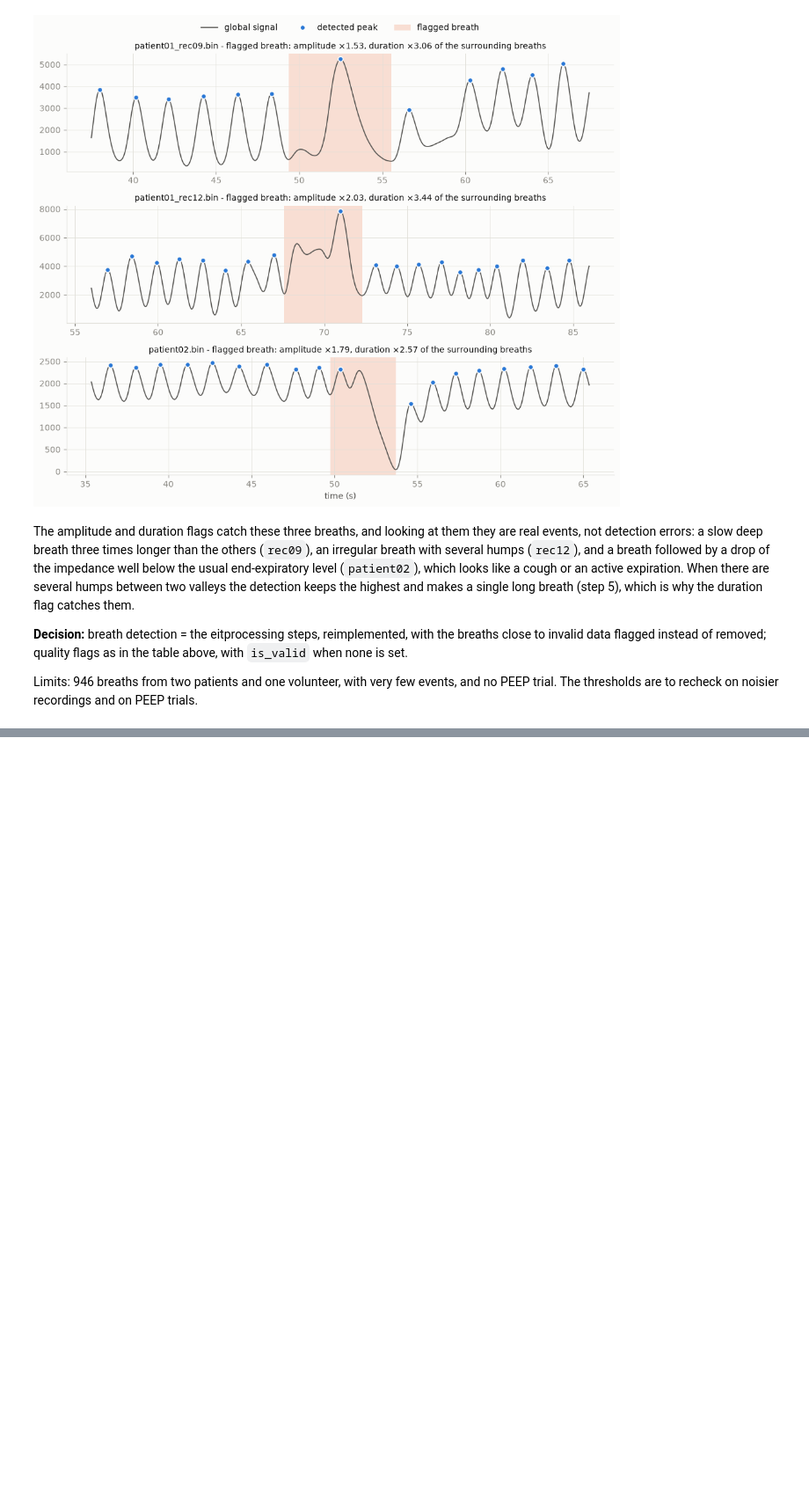
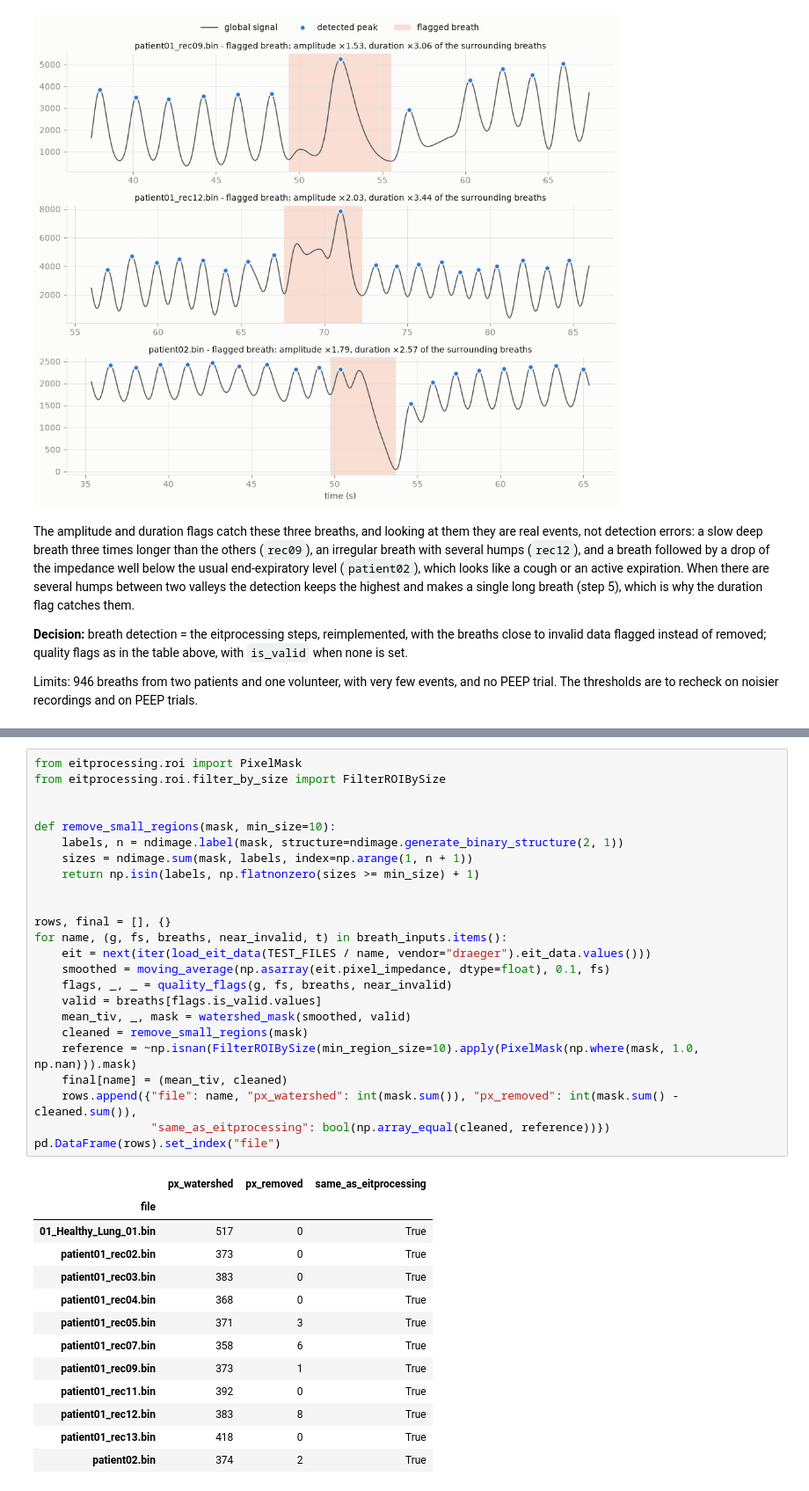
Before and after one commit to Kernel236/fastEIT, a Jupyter notebook: notebooks/05_preprocessing_choices.ipynb, the cells around one changed output, grey strips where cells are left out. Shown at 88% size. Drawn from its saved outputs; the diff is of its cells as text; blank space fills up the shorter version.

```diff
--- a/notebooks/05_preprocessing_choices.ipynb
+++ b/notebooks/05_preprocessing_choices.ipynb
@@ -1009,0 +1052,38 @@ on noisier recordings and on PEEP trials.
+# %%
+from eitprocessing.roi import PixelMask
+from eitprocessing.roi.filter_by_size import FilterROIBySize
+
+
+def remove_small_regions(mask, min_size=10):
+    labels, n = ndimage.label(mask, structure=ndimage.generate_binary_structure(2, 1))
+    sizes = ndimage.sum(mask, labels, index=np.arange(1, n + 1))
+    return np.isin(labels, np.flatnonzero(sizes >= min_size) + 1)
+
+
+rows, final = [], {}
+for name, (g, fs, breaths, near_invalid, t) in breath_inputs.items():
+    eit = next(iter(load_eit_data(TEST_FILES / name, vendor="draeger").eit_data.values()))
+    smoothed = moving_average(np.asarray(eit.pixel_impedance, dtype=float), 0.1, fs)
+    flags, _, _ = quality_flags(g, fs, breaths, near_invalid)
+    valid = breaths[flags.is_valid.values]
+    mean_tiv, _, mask = watershed_mask(smoothed, valid)
+    cleaned = remove_small_regions(mask)
+    reference = ~np.isnan(FilterROIBySize(min_region_size=10).apply(PixelMask(np.where(mask, 1.0, np.nan))).mask)
+    final[name] = (mean_tiv, cleaned)
+    rows.append({"file": name, "px_watershed": int(mask.sum()), "px_removed": int(mask.sum() - cleaned.sum()),
+                 "same_as_eitprocessing": bool(np.array_equal(cleaned, reference))})
+pd.DataFrame(rows).set_index("file")
+# %% [output]
+|  | px_watershed | px_removed | same_as_eitprocessing |
+| file |  |  |  |
+| 01_Healthy_Lung_01.bin | 517 | 0 | True |
+| patient01_rec02.bin | 373 | 0 | True |
+| patient01_rec03.bin | 383 | 0 | True |
+| patient01_rec04.bin | 368 | 0 | True |
+| patient01_rec05.bin | 371 | 3 | True |
+| patient01_rec07.bin | 358 | 6 | True |
+| patient01_rec09.bin | 373 | 1 | True |
+| patient01_rec11.bin | 392 | 0 | True |
+| patient01_rec12.bin | 383 | 8 | True |
+| patient01_rec13.bin | 418 | 0 | True |
+| patient02.bin | 374 | 2 | True |
```
Also changed, not shown: parts of 8 cells of this notebook.
